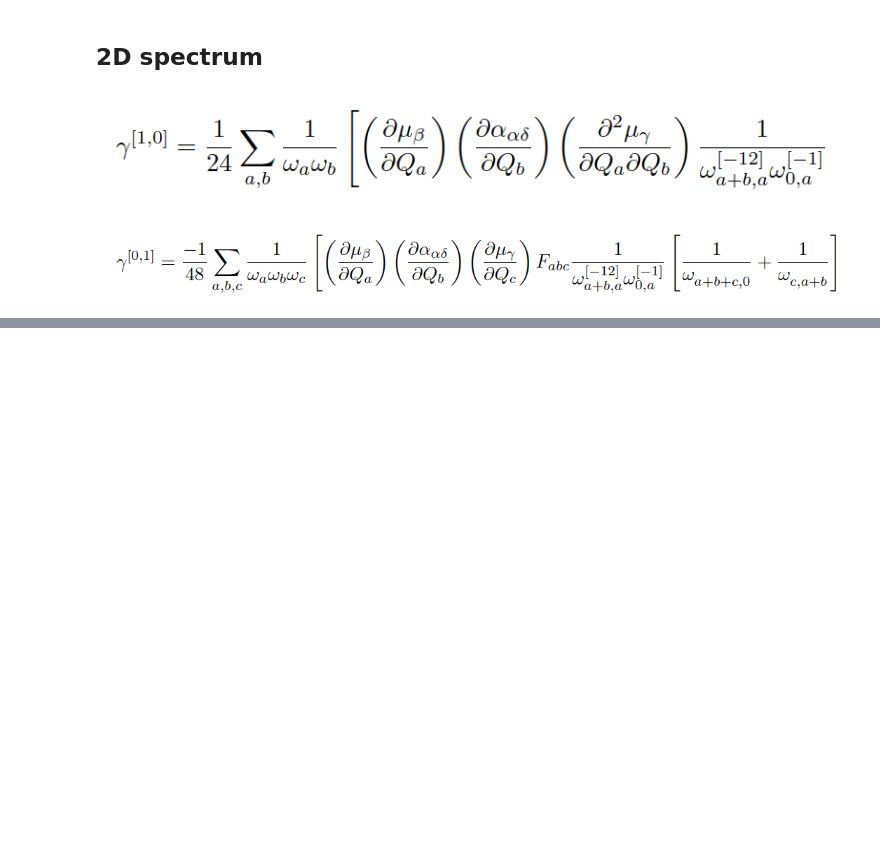
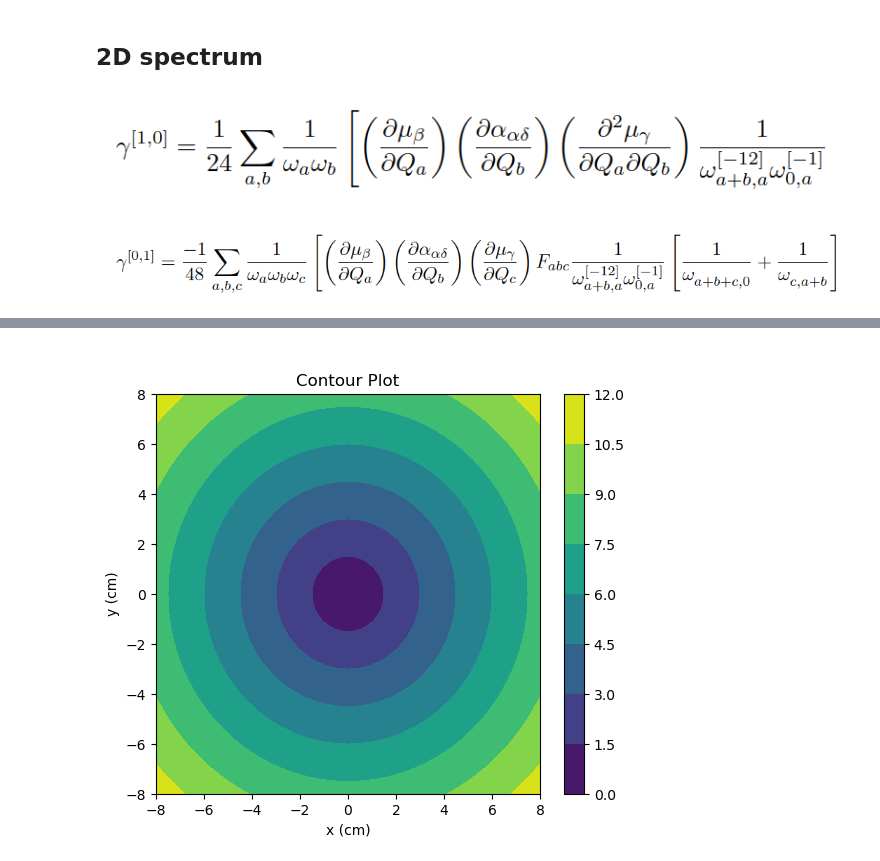
Before and after one commit to wilson-gv-project/wilson-gv, a Jupyter notebook: spectrum2d.ipynb, the cells around one changed output, grey strips where cells are left out. Drawn from its saved outputs; the diff is of its cells as text; code cells hidden in the pictures; blank space fills up the shorter version.

```diff
--- a/spectrum2d.ipynb
+++ b/spectrum2d.ipynb
@@ -256,3 +631,29 @@ interactive(children=(FloatSlider(value=0.1, description='Fabc', max=6.0, min=0.
+# %%
+import matplotlib.pyplot as plt
+import numpy as np
+
+fig = plt.figure(figsize=(6,5))
+left, bottom, width, height = 0.1, 0.1, 0.8, 0.8
+ax = fig.add_axes([left, bottom, width, height])
+
+start, stop, n_values = -8, 8, 800
+
+x_vals = np.linspace(start, stop, n_values)
+y_vals = np.linspace(start, stop, n_values)
+X, Y = np.meshgrid(x_vals, y_vals)
+
+
+Z = np.sqrt(X**2 + Y**2)
+
+cp = plt.contourf(X, Y, Z)
+plt.colorbar(cp)
+
+ax.set_title('Contour Plot')
+ax.set_xlabel('x (cm)')
+ax.set_ylabel('y (cm)')
+plt.show()
+# %% [output]
+[figure, added]
 # %%
 import matplotlib.pyplot as plt
 import numpy as np
```
Also changed, not shown: parts of 14 cells of this notebook, 2 other files.
